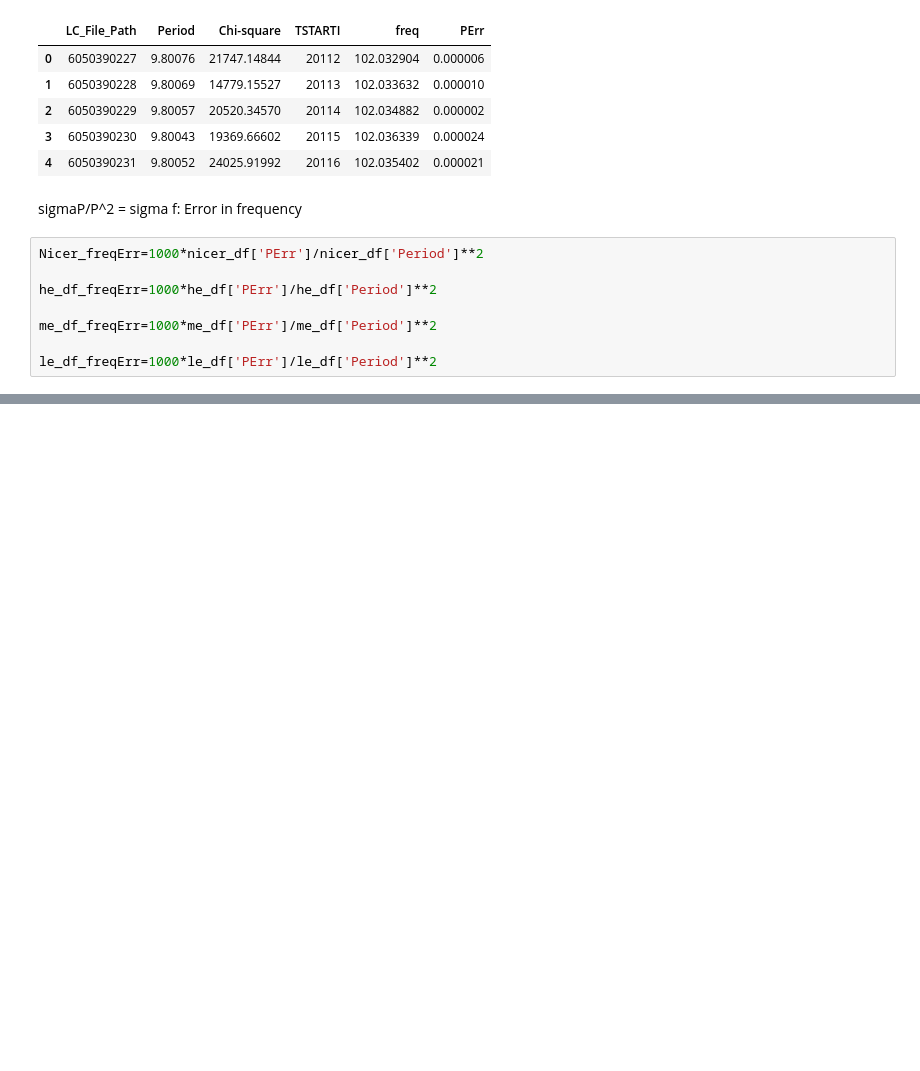
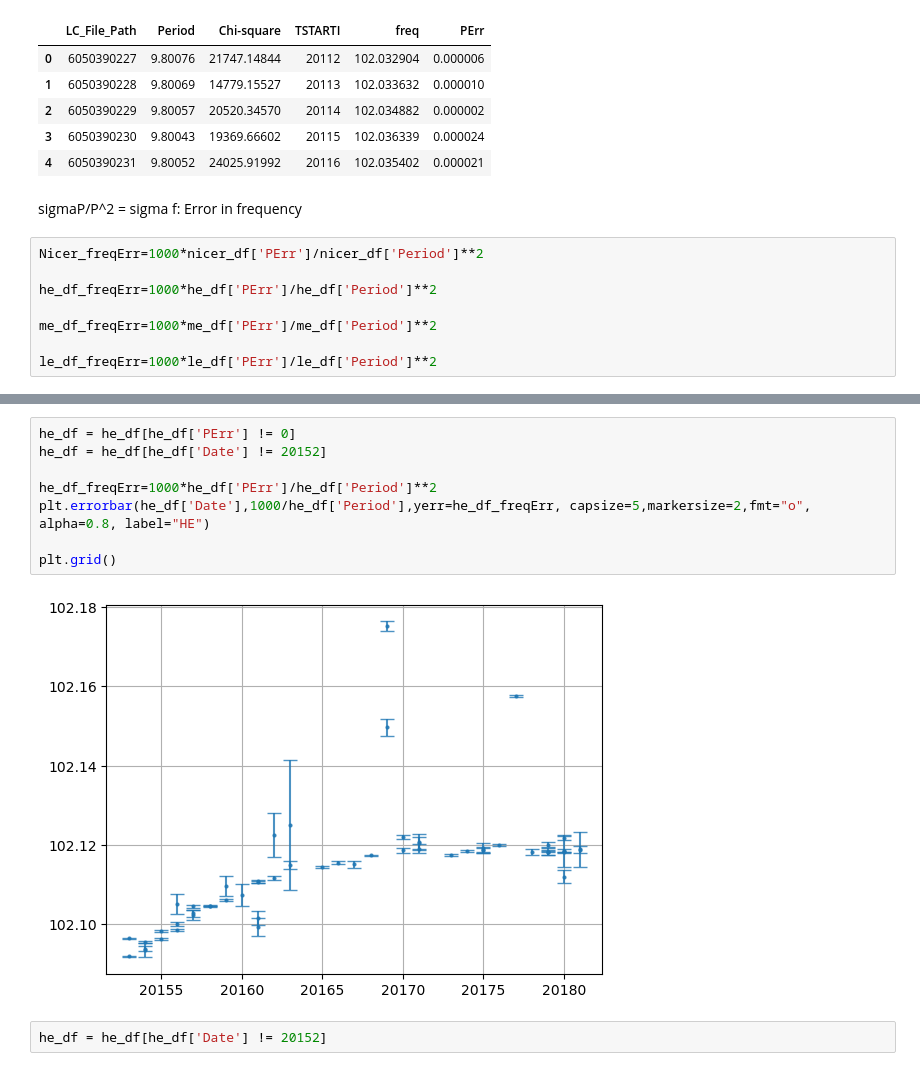
Before and after one commit to supremeKAI40/ULXP_thesis_analysis, a Jupyter notebook: hxmt/nb_efsearch_reporting.ipynb, the cells around one changed output, grey strips where cells are left out. Saved outputs shown, nothing was run; the diff lists cells and outputs as text; blank space fills up the shorter version.

```diff
--- a/hxmt/nb_efsearch_reporting.ipynb
+++ b/hxmt/nb_efsearch_reporting.ipynb
@@ -66,0 +80,12 @@ Index(['LC_File_Path', 'Period', 'Chi-square', 'Date'], dtype='object')
+# %%
+he_df = he_df[he_df['PErr'] != 0]
+he_df = he_df[he_df['Date'] != 20152]
+
+he_df_freqErr=1000*he_df['PErr']/he_df['Period']**2
+plt.errorbar(he_df['Date'],1000/he_df['Period'],yerr=he_df_freqErr, capsize=5,markersize=2,fmt="o", alpha=0.8, label="HE")
+
+plt.grid()
+# %% [output]
+[figure, added]
+# %%
+he_df = he_df[he_df['Date'] != 20152]
```
Also changed, not shown: parts of 7 cells of this notebook, 34 other files.
